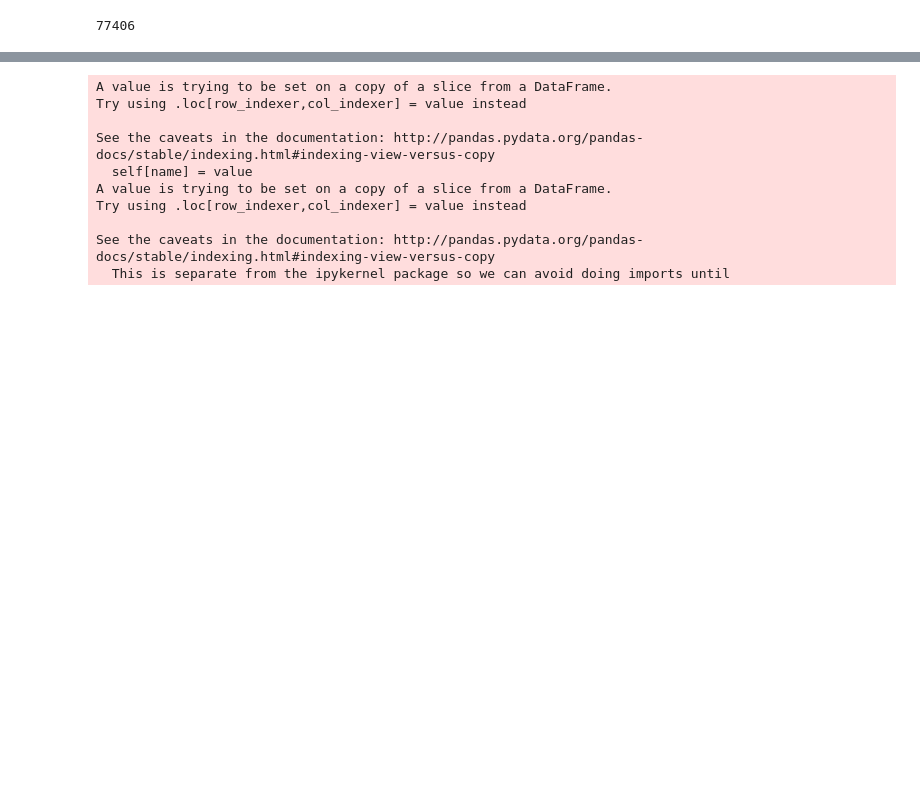
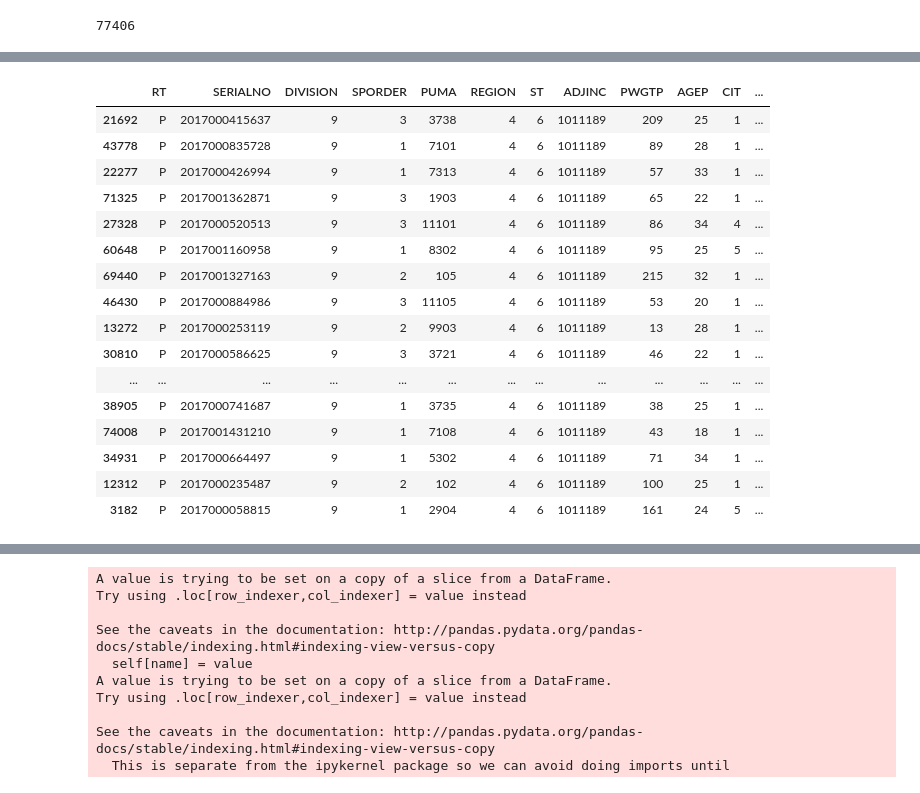
Before and after one commit to DMSaunders/Recommending-Paths-to-Occupations, a Jupyter notebook: notebooks/capstone_all_feature_eda.ipynb, the cells around one changed output, grey strips where cells are left out. Drawn from its saved outputs; the diff is of its cells as text; code cells hidden in the pictures; blank space fills up the shorter version.

```diff
--- a/notebooks/capstone_all_feature_eda.ipynb
+++ b/notebooks/capstone_all_feature_eda.ipynb
@@ -728,6 +731,28 @@ FOD2P_df.sample(10)
 # %%
 FOD2P_df.rename({'2017 PUMS Field of Degree Description': 'FOD2P_labels'}, axis=1, inplace=True)
 FOD2P_df.drop(columns='2017 PUMS code', inplace=True)
+# %%
+FOD2P_df.FOD2P_labels.fillna('No major', inplace=True)
+# %%
+FOD2P_df.sample(30)
+# %% [output]
+|  | RT | SERIALNO | DIVISION | SPORDER | PUMA | REGION | ST | ADJINC | PWGTP | AGEP | CIT | ... |
+| 21692 | P | 2017000415637 | 9 | 3 | 3738 | 4 | 6 | 1011189 | 209 | 25 | 1 | ... |
+| 43778 | P | 2017000835728 | 9 | 1 | 7101 | 4 | 6 | 1011189 | 89 | 28 | 1 | ... |
+| 22277 | P | 2017000426994 | 9 | 1 | 7313 | 4 | 6 | 1011189 | 57 | 33 | 1 | ... |
+| 71325 | P | 2017001362871 | 9 | 3 | 1903 | 4 | 6 | 1011189 | 65 | 22 | 1 | ... |
+| 27328 | P | 2017000520513 | 9 | 3 | 11101 | 4 | 6 | 1011189 | 86 | 34 | 4 | ... |
+| 60648 | P | 2017001160958 | 9 | 1 | 8302 | 4 | 6 | 1011189 | 95 | 25 | 5 | ... |
+| 69440 | P | 2017001327163 | 9 | 2 | 105 | 4 | 6 | 1011189 | 215 | 32 | 1 | ... |
+| 46430 | P | 2017000884986 | 9 | 3 | 11105 | 4 | 6 | 1011189 | 53 | 20 | 1 | ... |
+| 13272 | P | 2017000253119 | 9 | 2 | 9903 | 4 | 6 | 1011189 | 13 | 28 | 1 | ... |
+| 30810 | P | 2017000586625 | 9 | 3 | 3721 | 4 | 6 | 1011189 | 46 | 22 | 1 | ... |
+| ... | ... | ... | ... | ... | ... | ... | ... | ... | ... | ... | ... | ... |
+| 38905 | P | 2017000741687 | 9 | 1 | 3735 | 4 | 6 | 1011189 | 38 | 25 | 1 | ... |
+| 74008 | P | 2017001431210 | 9 | 1 | 7108 | 4 | 6 | 1011189 | 43 | 18 | 1 | ... |
+| 34931 | P | 2017000664497 | 9 | 1 | 5302 | 4 | 6 | 1011189 | 71 | 34 | 1 | ... |
+| 12312 | P | 2017000235487 | 9 | 2 | 102 | 4 | 6 | 1011189 | 100 | 25 | 1 | ... |
+| 3182 | P | 2017000058815 | 9 | 1 | 2904 | 4 | 6 | 1011189 | 161 | 24 | 5 | ... |
 # %%
 edu_df = FOD2P_df[['SERIALNO','SOCP', 'MAJ_SOCP', 'MAJ_SOCP_labels', 'FOD1P', 'FOD2P', 'FOD1P_labels', 'FOD2P_labels', 'SCHL']]
 # %%
```
Also changed, not shown: parts of 6 cells of this notebook, 5 other files.
